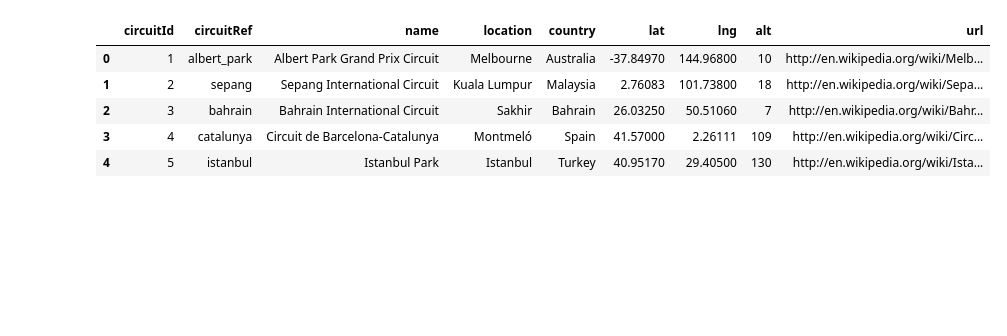
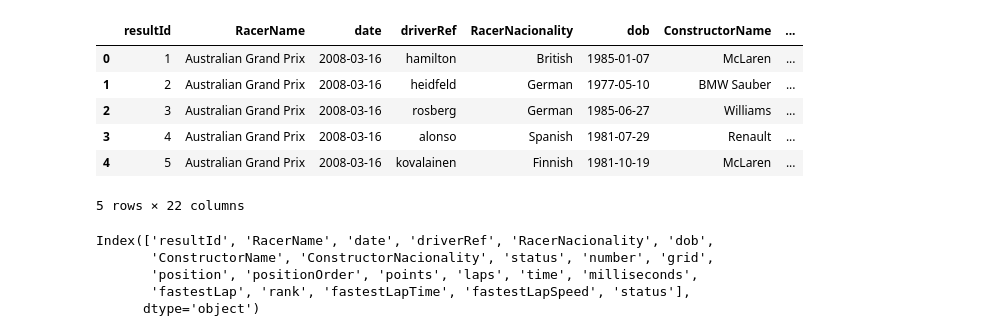
Before and after one commit to vanzei/F1_data, a Jupyter notebook: code/notebook1.ipynb, the cells around one changed output. Cells and saved outputs as stored; diff of their text form; code cells hidden in the pictures; blank space fills up the shorter version.

```diff
--- a/code/notebook1.ipynb
+++ b/code/notebook1.ipynb
@@ -31,12 +24,29 @@ df_results = pd.read_csv('..\data\\results.csv', index_col=False)
 df_seasons = pd.read_csv('..\data\seasons.csv', index_col=False)
 df_sprint_results = pd.read_csv('..\data\sprint_results.csv', index_col=False)
 df_status = pd.read_csv('..\data\status.csv', index_col=False)
+# %%
+df = (df_results.merge(df_races[['raceId','name','date']],on='raceId', how='left')
+    .merge(df_drivers[['driverId','driverRef','nationality','dob']],on='driverId', how='left')
+    .merge(df_constructors[['constructorId','name','nationality']],on='constructorId', how='left')
+    .merge(df_status[['statusId','status']],on='statusId', how='left')
+)
+# %%
+df = df[['resultId', 'name_x', 'date', 'driverRef','nationality_x', 'dob', 'name_y', 'nationality_y', 'status', 'number', 'grid','position', 'positionOrder', 'points', 'laps', 'time','milliseconds', 'fastestLap', 'rank', 'fastestLapTime','fastestLapSpeed','status']].rename(columns={"name_x":"RacerName", "name_y":"ConstructorName","nationality_x":"RacerNacionality","nationality_y":"ConstructorNacionality"})
 # %%
-df_circuits.head()
+df.head()
 # %% [output]
-|  | circuitId | circuitRef | name | location | country | lat | lng | alt | url |
-| 0 | 1 | albert_park | Albert Park Grand Prix Circuit | Melbourne | Australia | -37.84970 | 144.96800 | 10 | http://en.wikipedia.org/wiki/Melb... |
-| 1 | 2 | sepang | Sepang International Circuit | Kuala Lumpur | Malaysia | 2.76083 | 101.73800 | 18 | http://en.wikipedia.org/wiki/Sepa... |
-| 2 | 3 | bahrain | Bahrain International Circuit | Sakhir | Bahrain | 26.03250 | 50.51060 | 7 | http://en.wikipedia.org/wiki/Bahr... |
-| 3 | 4 | catalunya | Circuit de Barcelona-Catalunya | Montmeló | Spain | 41.57000 | 2.26111 | 109 | http://en.wikipedia.org/wiki/Circ... |
-| 4 | 5 | istanbul | Istanbul Park | Istanbul | Turkey | 40.95170 | 29.40500 | 130 | http://en.wikipedia.org/wiki/Ista... |
+|  | resultId | RacerName | date | driverRef | RacerNacionality | dob | ConstructorName | ... |
+| 0 | 1 | Australian Grand Prix | 2008-03-16 | hamilton | British | 1985-01-07 | McLaren | ... |
+| 1 | 2 | Australian Grand Prix | 2008-03-16 | heidfeld | German | 1977-05-10 | BMW Sauber | ... |
+| 2 | 3 | Australian Grand Prix | 2008-03-16 | rosberg | German | 1985-06-27 | Williams | ... |
+| 3 | 4 | Australian Grand Prix | 2008-03-16 | alonso | Spanish | 1981-07-29 | Renault | ... |
+| 4 | 5 | Australian Grand Prix | 2008-03-16 | kovalainen | Finnish | 1981-10-19 | McLaren | ... |
+5 rows × 22 columns
+# %%
+df.columns
+# %% [output]
+Index(['resultId', 'RacerName', 'date', 'driverRef', 'RacerNacionality', 'dob',
+       'ConstructorName', 'ConstructorNacionality', 'status', 'number', 'grid',
+       'position', 'positionOrder', 'points', 'laps', 'time', 'milliseconds',
+       'fastestLap', 'rank', 'fastestLapTime', 'fastestLapSpeed', 'status'],
+      dtype='object')
```
Also changed, not shown: parts of 5 cells of this notebook.
